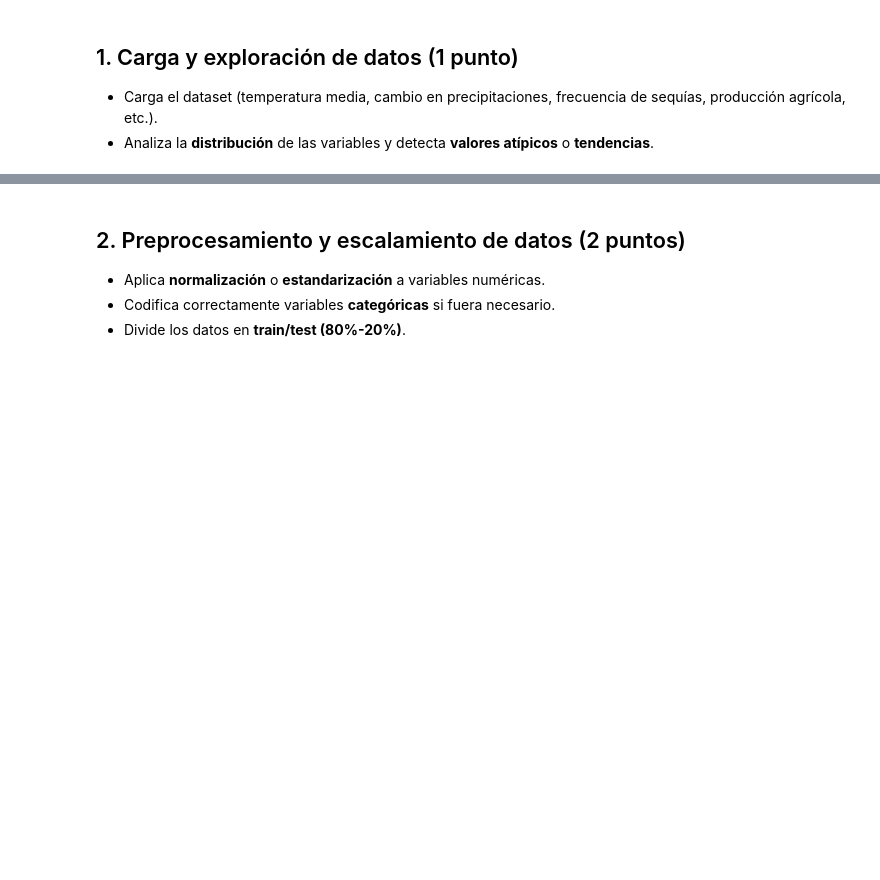
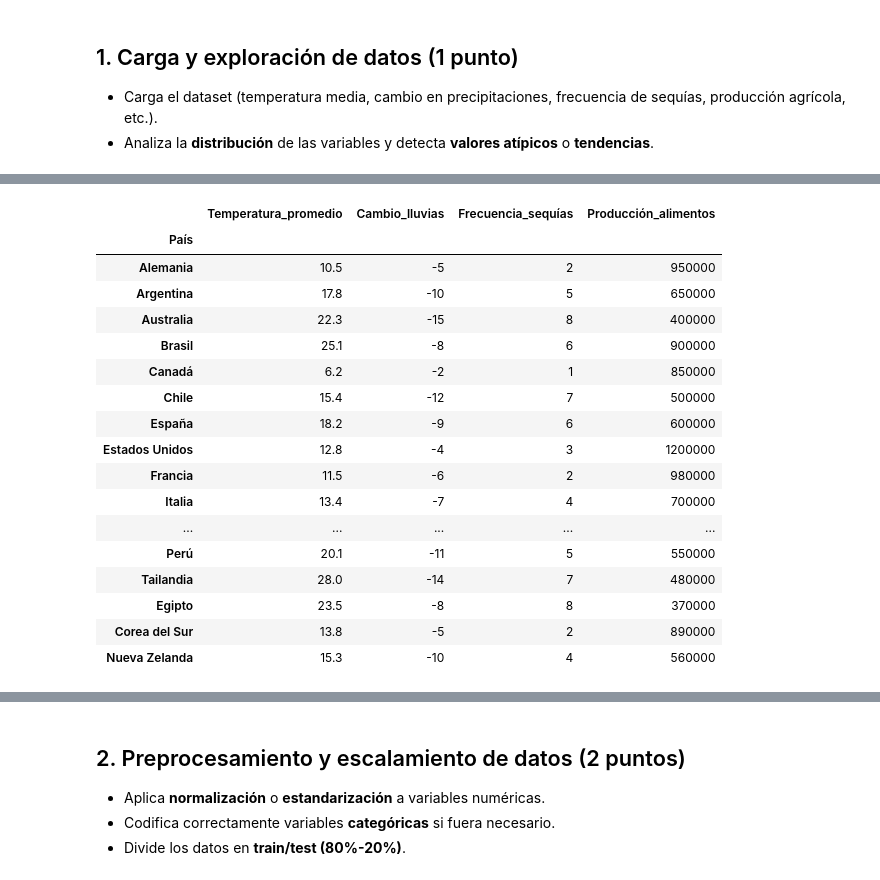
Before and after one commit to Mateo-canales-b/Ciencia_de_datos, a Jupyter notebook: M6/Ev_final_M6.ipynb, the cells around one changed output, grey strips where cells are left out. Cells and saved outputs as stored; diff of their text form; code cells hidden in the pictures; blank space fills up the shorter version.

```diff
--- a/M6/Ev_final_M6.ipynb
+++ b/M6/Ev_final_M6.ipynb
@@ -349,3 +354,24 @@ plt.show()
+# %%
+df
+# %% [output]
+|  | Temperatura_promedio | Cambio_lluvias | Frecuencia_sequías | Producción_alimentos |
+| País |  |  |  |  |
+| Alemania | 10.5 | -5 | 2 | 950000 |
+| Argentina | 17.8 | -10 | 5 | 650000 |
+| Australia | 22.3 | -15 | 8 | 400000 |
+| Brasil | 25.1 | -8 | 6 | 900000 |
+| Canadá | 6.2 | -2 | 1 | 850000 |
+| Chile | 15.4 | -12 | 7 | 500000 |
+| España | 18.2 | -9 | 6 | 600000 |
+| Estados Unidos | 12.8 | -4 | 3 | 1200000 |
+| Francia | 11.5 | -6 | 2 | 980000 |
+| Italia | 13.4 | -7 | 4 | 700000 |
+| ... | ... | ... | ... | ... |
+| Perú | 20.1 | -11 | 5 | 550000 |
+| Tailandia | 28.0 | -14 | 7 | 480000 |
+| Egipto | 23.5 | -8 | 8 | 370000 |
+| Corea del Sur | 13.8 | -5 | 2 | 890000 |
+| Nueva Zelanda | 15.3 | -10 | 4 | 560000 |
 # %%
 # Detección de valores atípicos
 columnas_numericas = df.select_dtypes(include=["int64", "float64"]).columns
```
Also changed, not shown: parts of 8 cells of this notebook.
